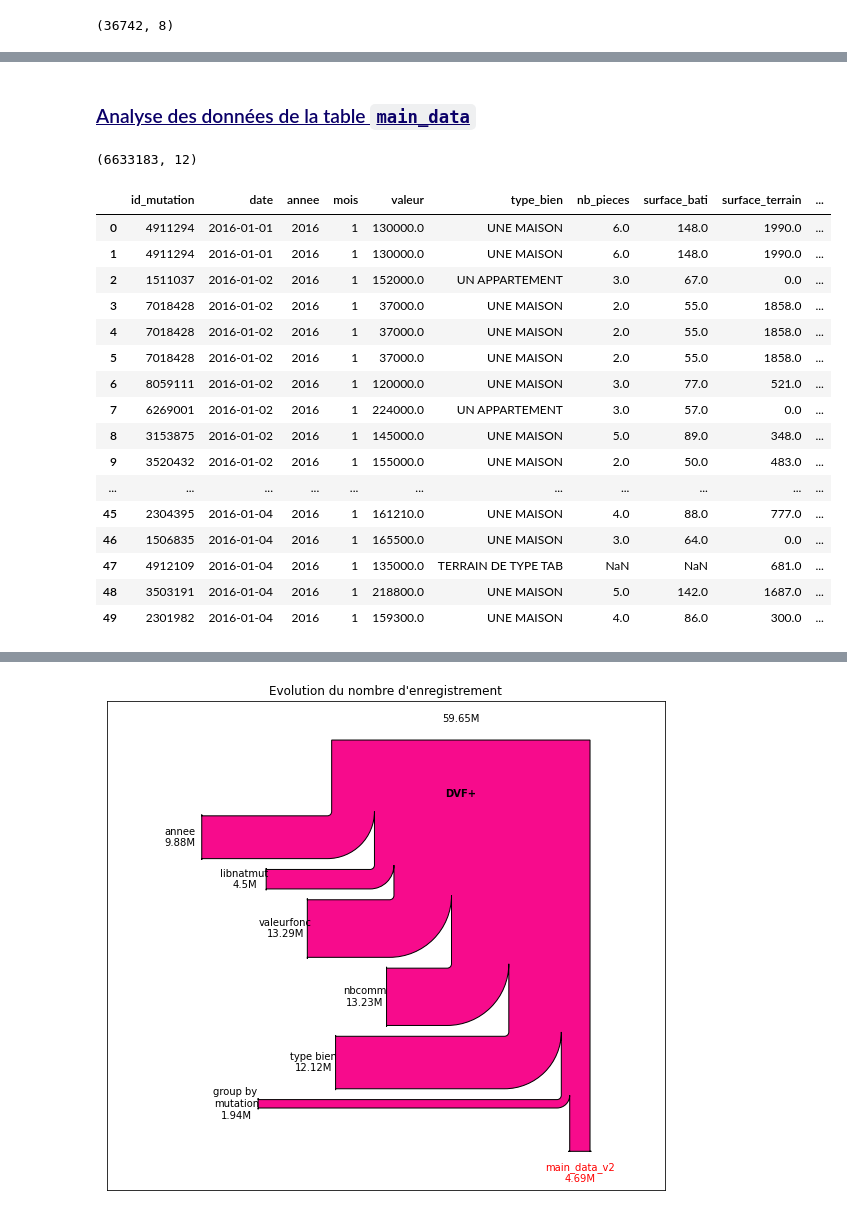
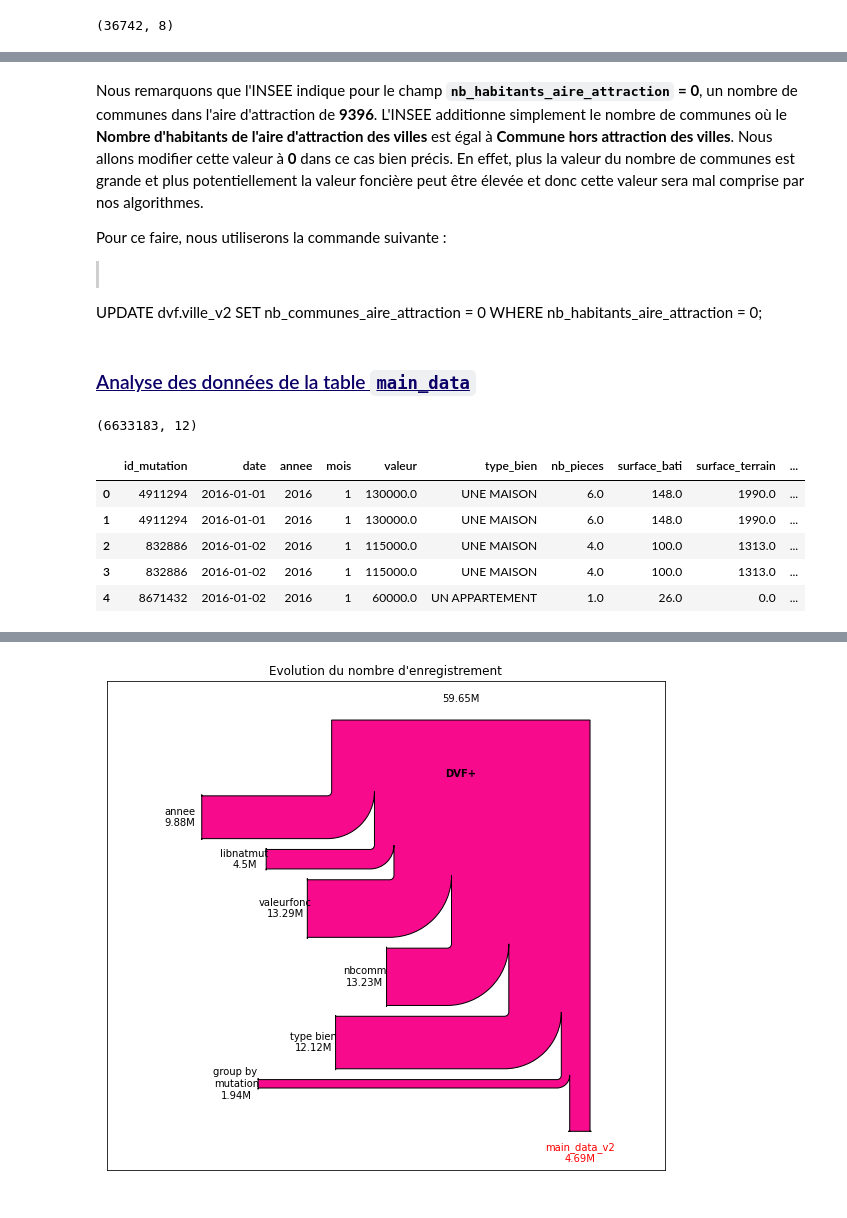
Before and after one commit to AurelienData/valeurs-foncieres, a Jupyter notebook: valeurs_foncieres_v2.ipynb, the cells around one changed output, grey strips where cells are left out. Saved outputs shown, nothing was run; the diff lists cells and outputs as text; code cells hidden in the pictures.

Commit message:
Add Data Analysis

````diff
--- a/valeurs_foncieres_v2.ipynb
+++ b/valeurs_foncieres_v2.ipynb
@@ -115,3 +214,5 @@ from sqlalchemy import create_engine # Connexion à la BDD
+# %%
+pd.set_option('display.max_columns', None)
 # %% [markdown]
 ### <font style="text-decoration: underline;color: #0B0068;">Définir les constantes Python du projet</font><a class="anchor" id="constantes-python"></a>
 # %%
@@ -678,5 +926,14 @@ df.head()
+# %% [markdown]
+Nous remarquons que l'INSEE indique pour le champ **`nb_habitants_aire_attraction` = 0**, un nombre de communes dans l'aire d'attraction de **9396**. L'INSEE additionne simplement le nombre de communes où le **Nombre d'habitants de l'aire d'attraction des villes** est égal à **Commune hors attraction des villes**. Nous allons modifier cette valeur à **0** dans ce cas bien précis. En effet, plus la valeur du nombre de communes est grande et plus potentiellement la valeur foncière peut être élevée et donc cette valeur sera mal comprise par nos algorithmes.
+
+Pour ce faire, nous utiliserons la commande suivante :
+
+> ```
+UPDATE dvf.ville_v2
+SET nb_communes_aire_attraction = 0
+WHERE nb_habitants_aire_attraction = 0;
 # %% [markdown]
-### <font style="text-decoration: underline;color: #0B0068;">Analyse des données de la table `main_data`</font>
+### <font style="text-decoration: underline;color: #0B0068;">Analyse des données de la table `main_data` <a class="anchor" id="analyse-donnees-table-main"></a></font>
 # %%
 df = pd.read_sql('''
     SELECT *
@@ -688,23 +945,12 @@ df.shape
 # %% [output]
 (6633183, 12)
 # %%
-df.head(50)
+df.head()
 # %% [output]
 |  | id_mutation | date | annee | mois | valeur | type_bien | nb_pieces | surface_bati | surface_terrain | ... |
 | 0 | 4911294 | 2016-01-01 | 2016 | 1 | 130000.0 | UNE MAISON | 6.0 | 148.0 | 1990.0 | ... |
 | 1 | 4911294 | 2016-01-01 | 2016 | 1 | 130000.0 | UNE MAISON | 6.0 | 148.0 | 1990.0 | ... |
-| 2 | 1511037 | 2016-01-02 | 2016 | 1 | 152000.0 | UN APPARTEMENT | 3.0 | 67.0 | 0.0 | ... |
-| 3 | 7018428 | 2016-01-02 | 2016 | 1 | 37000.0 | UNE MAISON | 2.0 | 55.0 | 1858.0 | ... |
-| 4 | 7018428 | 2016-01-02 | 2016 | 1 | 37000.0 | UNE MAISON | 2.0 | 55.0 | 1858.0 | ... |
-| 5 | 7018428 | 2016-01-02 | 2016 | 1 | 37000.0 | UNE MAISON | 2.0 | 55.0 | 1858.0 | ... |
-| 6 | 8059111 | 2016-01-02 | 2016 | 1 | 120000.0 | UNE MAISON | 3.0 | 77.0 | 521.0 | ... |
-| 7 | 6269001 | 2016-01-02 | 2016 | 1 | 224000.0 | UN APPARTEMENT | 3.0 | 57.0 | 0.0 | ... |
-| 8 | 3153875 | 2016-01-02 | 2016 | 1 | 145000.0 | UNE MAISON | 5.0 | 89.0 | 348.0 | ... |
-| 9 | 3520432 | 2016-01-02 | 2016 | 1 | 155000.0 | UNE MAISON | 2.0 | 50.0 | 483.0 | ... |
-| ... | ... | ... | ... | ... | ... | ... | ... | ... | ... | ... |
-| 45 | 2304395 | 2016-01-04 | 2016 | 1 | 161210.0 | UNE MAISON | 4.0 | 88.0 | 777.0 | ... |
-| 46 | 1506835 | 2016-01-04 | 2016 | 1 | 165500.0 | UNE MAISON | 3.0 | 64.0 | 0.0 | ... |
-| 47 | 4912109 | 2016-01-04 | 2016 | 1 | 135000.0 | TERRAIN DE TYPE TAB | NaN | NaN | 681.0 | ... |
-| 48 | 3503191 | 2016-01-04 | 2016 | 1 | 218800.0 | UNE MAISON | 5.0 | 142.0 | 1687.0 | ... |
-| 49 | 2301982 | 2016-01-04 | 2016 | 1 | 159300.0 | UNE MAISON | 4.0 | 86.0 | 300.0 | ... |
+| 2 | 832886 | 2016-01-02 | 2016 | 1 | 115000.0 | UNE MAISON | 4.0 | 100.0 | 1313.0 | ... |
+| 3 | 832886 | 2016-01-02 | 2016 | 1 | 115000.0 | UNE MAISON | 4.0 | 100.0 | 1313.0 | ... |
+| 4 | 8671432 | 2016-01-02 | 2016 | 1 | 60000.0 | UN APPARTEMENT | 1.0 | 26.0 | 0.0 | ... |
 # %% [markdown]
````
Also changed, not shown: parts of 222 cells of this notebook.
